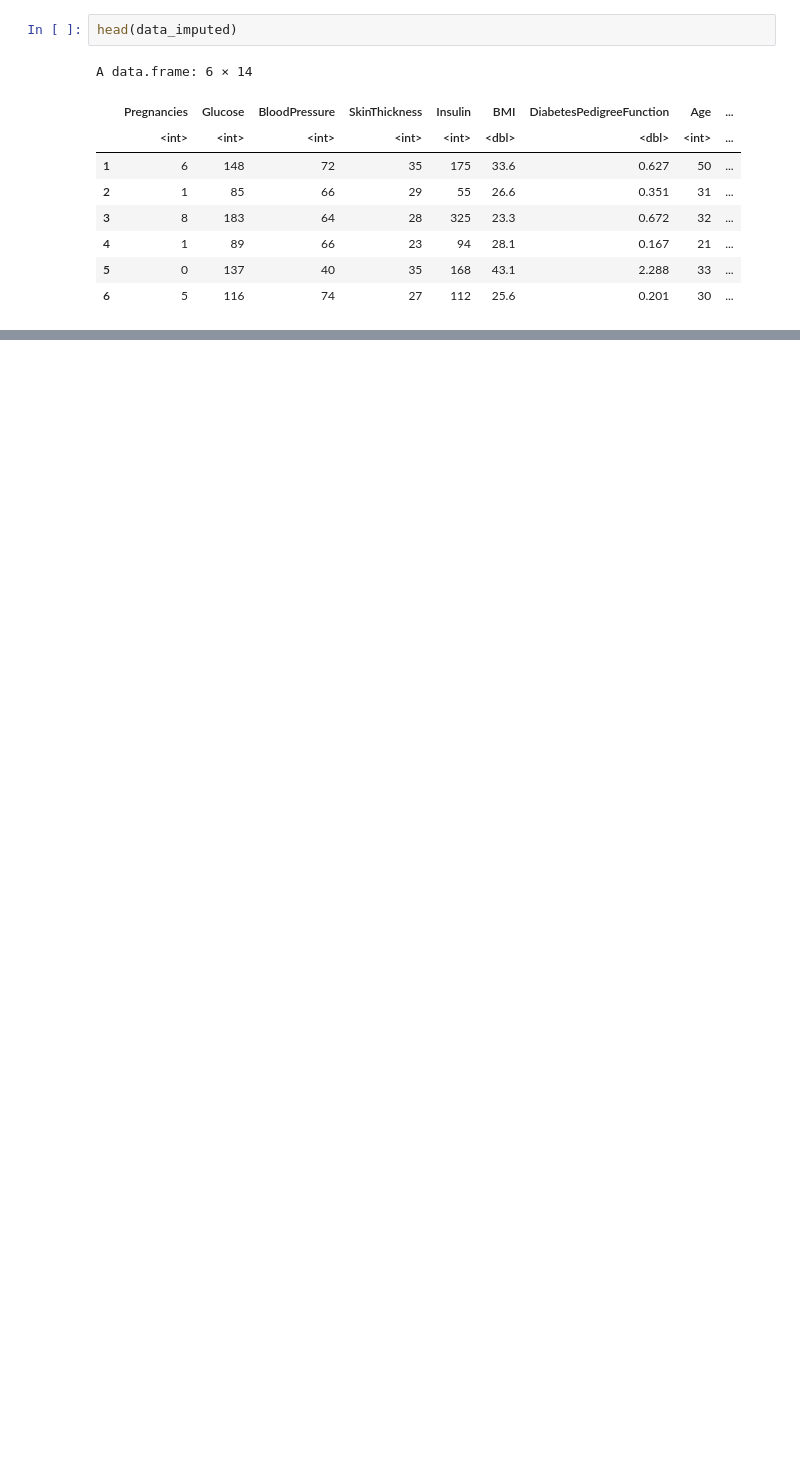
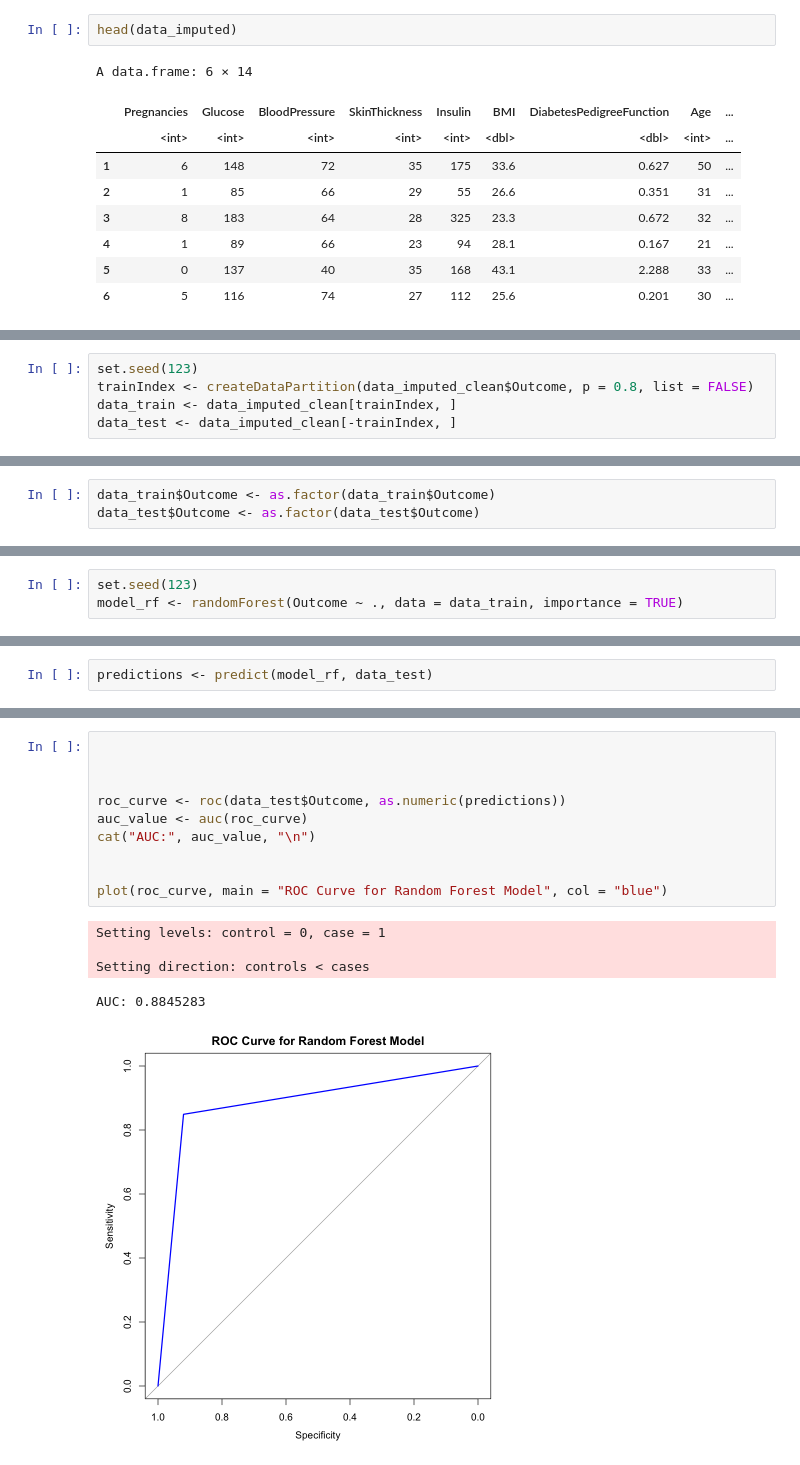
Before and after one commit to mencinas93/ForestTreeDiabetes, a Jupyter notebook: Michael_Encinas.ipynb, the cells around one changed output, grey strips where cells are left out. Saved outputs shown, nothing was run; the diff lists cells and outputs as text; blank space fills up the shorter version.

```diff
--- a/Michael_Encinas.ipynb
+++ b/Michael_Encinas.ipynb
@@ -236,0 +300,5 @@ A data.frame: 6 × 14
+# %%
+set.seed(123)
+trainIndex <- createDataPartition(data_imputed_clean$Outcome, p = 0.8, list = FALSE)
+data_train <- data_imputed_clean[trainIndex, ]
+data_test <- data_imputed_clean[-trainIndex, ]
@@ -236,0 +307,3 @@ A data.frame: 6 × 14
+# %%
+data_train$Outcome <- as.factor(data_train$Outcome)
+data_test$Outcome <- as.factor(data_test$Outcome)
@@ -236,0 +312,3 @@ A data.frame: 6 × 14
+# %%
+set.seed(123)
+model_rf <- randomForest(Outcome ~ ., data = data_train, importance = TRUE)
@@ -236,0 +317,2 @@ A data.frame: 6 × 14
+# %%
+predictions <- predict(model_rf, data_test)
@@ -236,0 +362,16 @@ A data.frame: 6 × 14
+# %%
+
+
+
+roc_curve <- roc(data_test$Outcome, as.numeric(predictions))
+auc_value <- auc(roc_curve)
+cat("AUC:", auc_value, "\n")
+
+
+plot(roc_curve, main = "ROC Curve for Random Forest Model", col = "blue")
+# %% [output]
+Setting levels: control = 0, case = 1
+
+Setting direction: controls < cases
+AUC: 0.8845283
+[figure, added]
```
Also changed, not shown: parts of 21 cells of this notebook.
